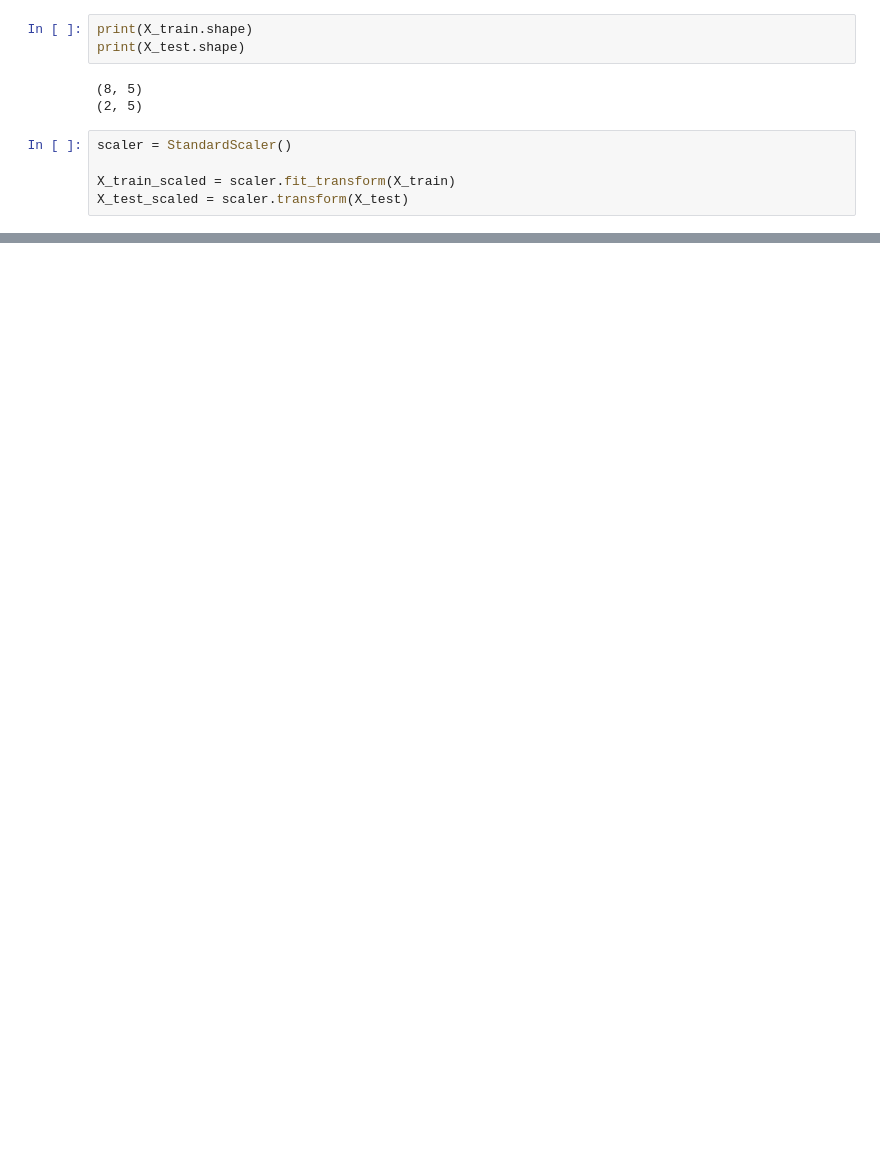
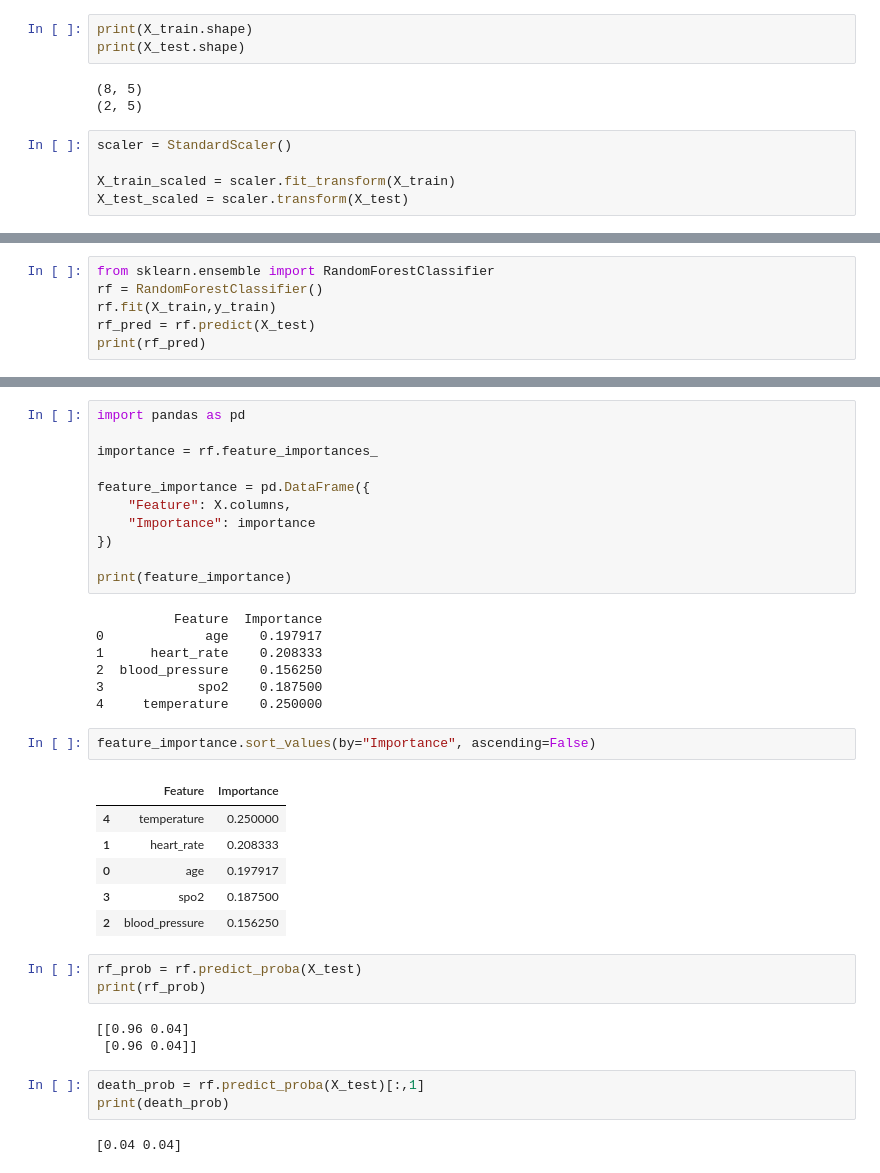
Before and after one commit to divyaansh-3/PBL1-PROJECT, a Jupyter notebook: notebooks/01_data_overview.ipynb, the cells around one changed output, grey strips where cells are left out. Drawn from its saved outputs; the diff is of its cells as text; blank space fills up the shorter version.

```diff
--- a/notebooks/01_data_overview.ipynb
+++ b/notebooks/01_data_overview.ipynb
@@ -76,0 +127,6 @@ X_train_scaled.head()
+# %%
+from sklearn.ensemble import RandomForestClassifier
+rf = RandomForestClassifier()
+rf.fit(X_train,y_train)
+rf_pred = rf.predict(X_test)
+print(rf_pred)
@@ -76,0 +154,38 @@ X_train_scaled.head()
+# %%
+import pandas as pd
+
+importance = rf.feature_importances_
+
+feature_importance = pd.DataFrame({
+    "Feature": X.columns,
+    "Importance": importance
+})
+
+print(feature_importance)
+# %% [output]
+          Feature  Importance
+0             age    0.197917
+1      heart_rate    0.208333
+2  blood_pressure    0.156250
+3            spo2    0.187500
+4     temperature    0.250000
+# %%
+feature_importance.sort_values(by="Importance", ascending=False)
+# %% [output]
+|  | Feature | Importance |
+| 4 | temperature | 0.250000 |
+| 1 | heart_rate | 0.208333 |
+| 0 | age | 0.197917 |
+| 3 | spo2 | 0.187500 |
+| 2 | blood_pressure | 0.156250 |
+# %%
+rf_prob = rf.predict_proba(X_test)
+print(rf_prob)
+# %% [output]
+[[0.96 0.04]
+ [0.96 0.04]]
+# %%
+death_prob = rf.predict_proba(X_test)[:,1]
+print(death_prob)
+# %% [output]
+[0.04 0.04]
```
Also changed, not shown: parts of 19 cells of this notebook.
